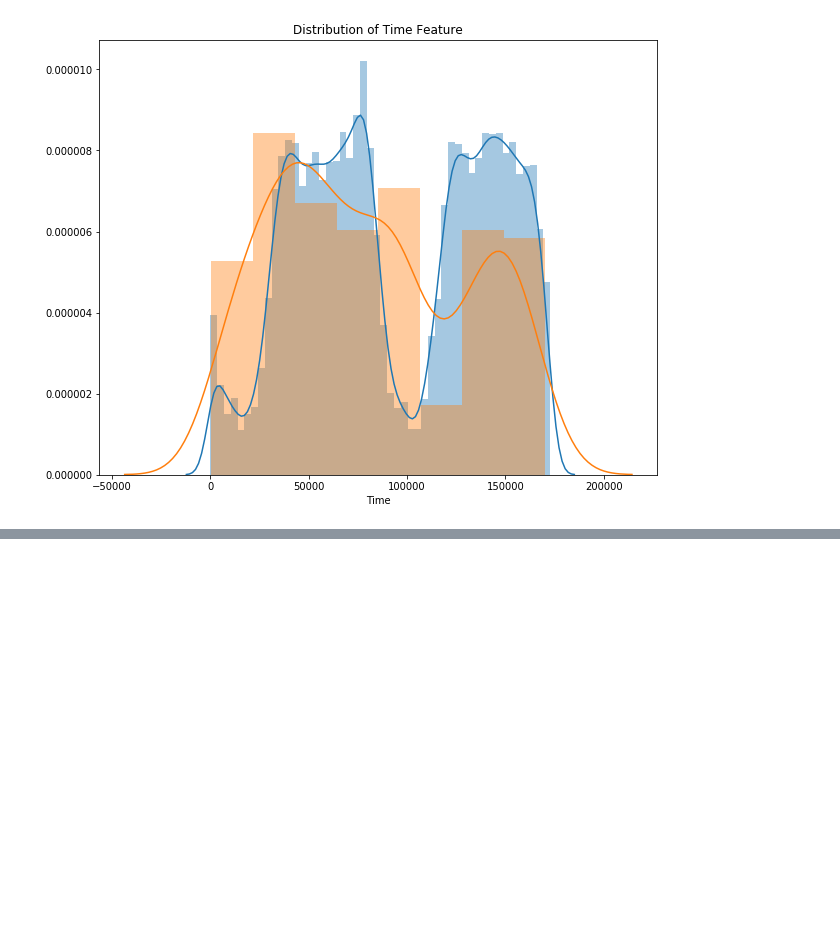
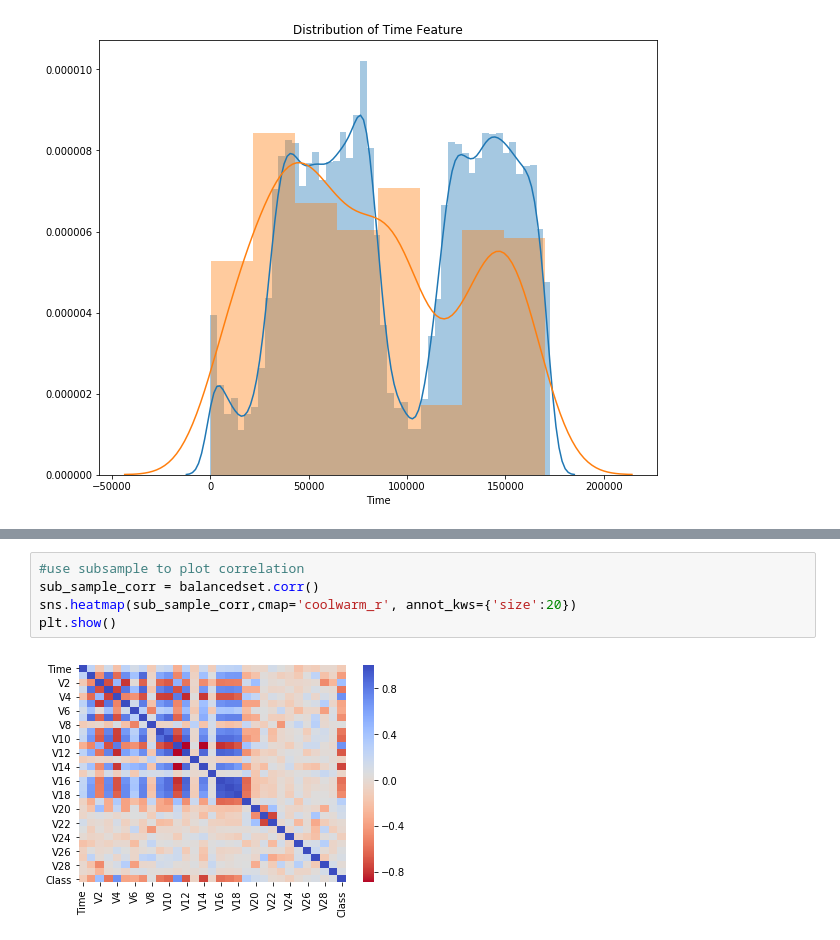
Before and after one commit to QimeiHuang/credit_card_fraud_detection.github.io, a Jupyter notebook: creditcard_ft_v2.ipynb, the cells around one changed output, grey strips where cells are left out. Cells and saved outputs as stored; diff of their text form; blank space fills up the shorter version.

```diff
--- a/creditcard_ft_v2.ipynb
+++ b/creditcard_ft_v2.ipynb
@@ -192,0 +211,7 @@ array([ True,  True,  True, ...,  True,  True,  True])
+# %%
+#use subsample to plot correlation
+sub_sample_corr = balancedset.corr()
+sns.heatmap(sub_sample_corr,cmap='coolwarm_r', annot_kws={'size':20})
+plt.show()
+# %% [output]
+[figure, added]
```
Also changed, not shown: parts of 18 cells of this notebook.
